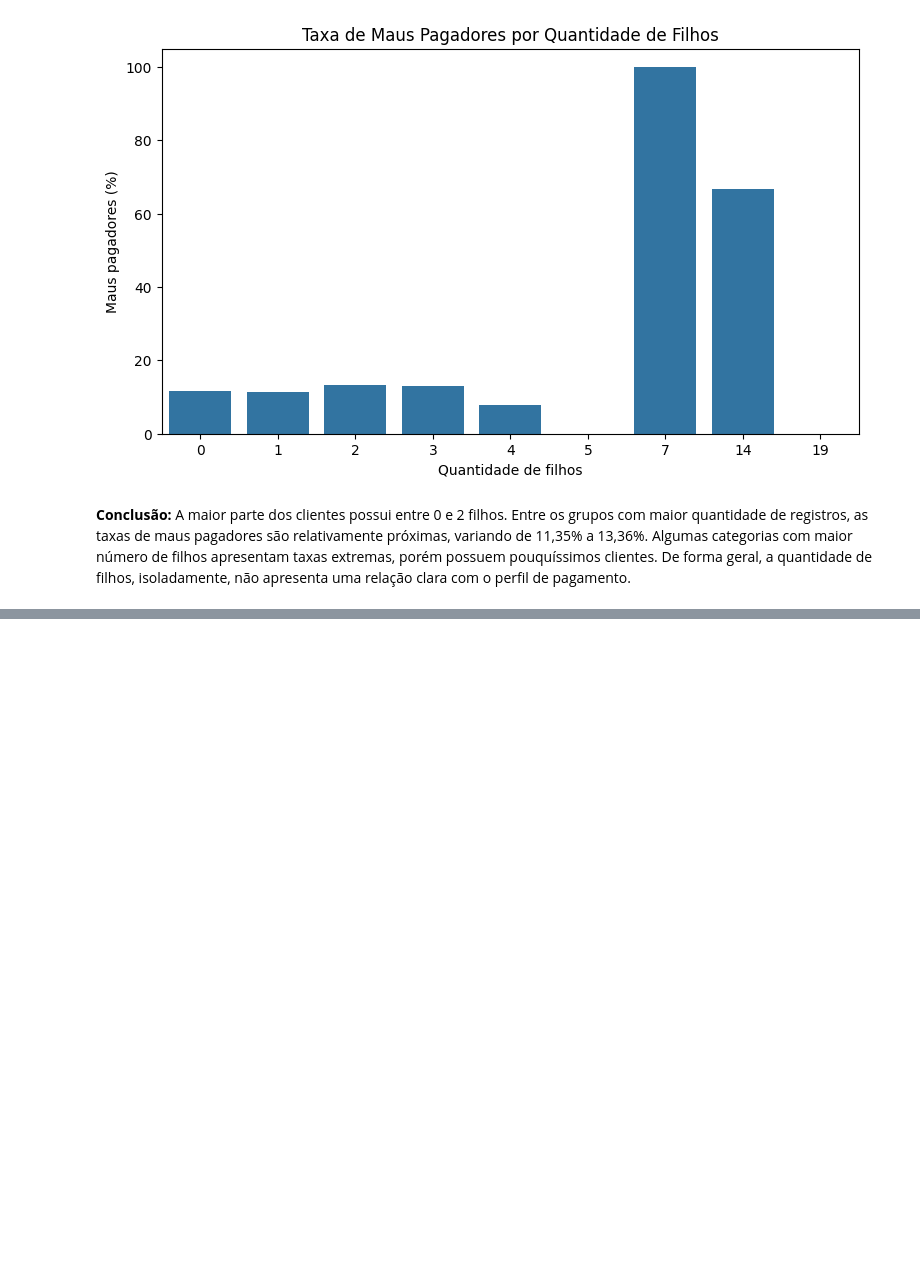
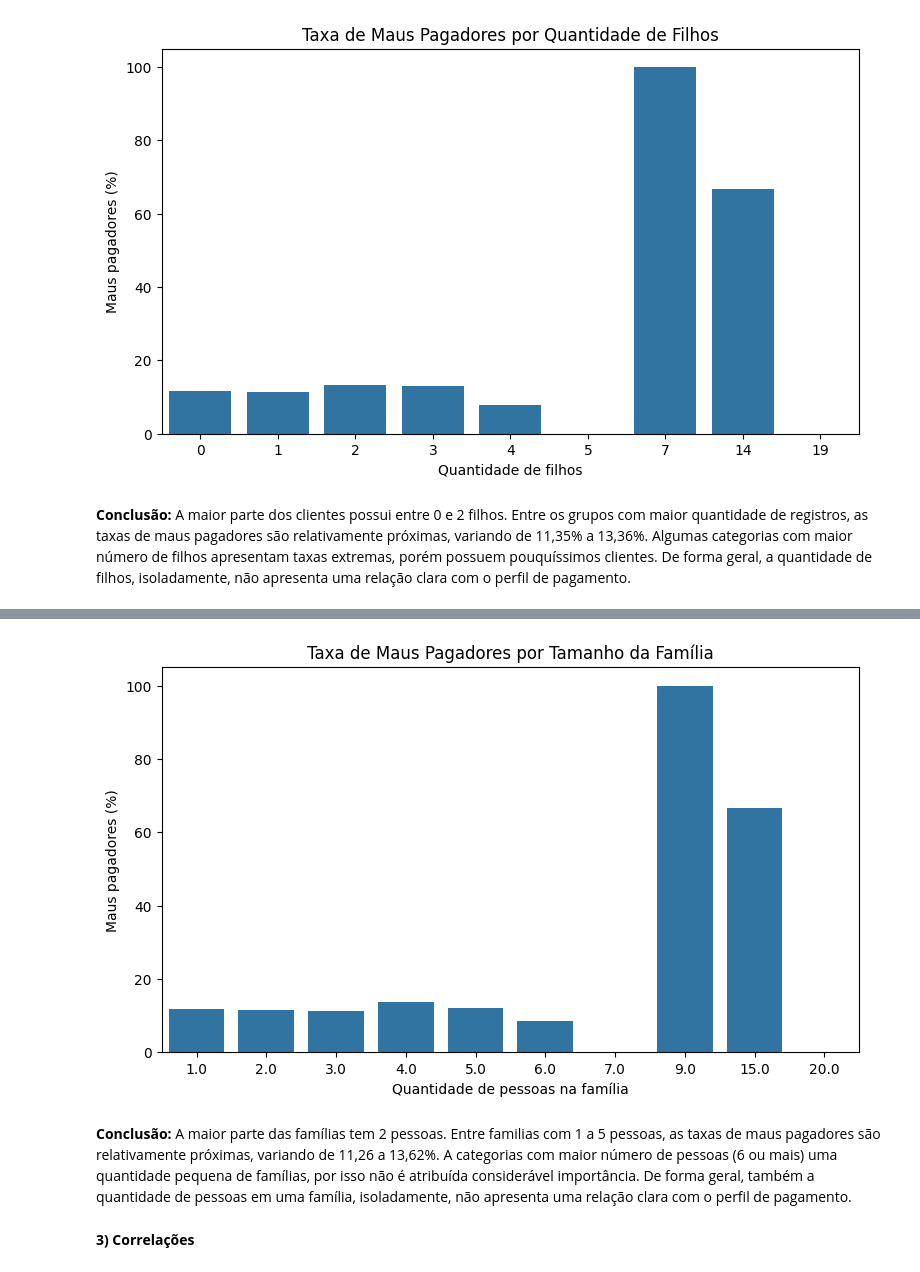
Before and after one commit to marciapaulasv-coder/TechChalenge, a Jupyter notebook: 01_eda.ipynb, the cells around one changed output, grey strips where cells are left out. Cells and saved outputs as stored; diff of their text form; code cells hidden in the pictures; blank space fills up the shorter version.

```diff
--- a/01_eda.ipynb
+++ b/01_eda.ipynb
@@ -554,0 +611,16 @@ plt.show()
+# %%
+plt.figure(figsize=(9, 5))
+
+sns.barplot(x=taxa_familia.index, y=taxa_familia.values)
+
+plt.title('Taxa de Maus Pagadores por Tamanho da Família')
+plt.xlabel('Quantidade de pessoas na família')
+plt.ylabel('Maus pagadores (%)')
+
+plt.show()
+# %% [output]
+[figure, added]
+# %% [markdown]
+**Conclusão:** A maior parte das famílias tem 2 pessoas. Entre familias com 1 a 5 pessoas, as taxas de maus pagadores são relativamente próximas, variando de 11,26 a 13,62%. A categorias com maior número de pessoas (6 ou mais) uma quantidade pequena de famílias, por isso não é atribuída considerável importância. De forma geral, também a quantidade de pessoas em uma família, isoladamente, não apresenta uma relação clara com o perfil de pagamento.
+# %% [markdown]
+**3) Correlações**
```
Also changed, not shown: parts of 20 cells of this notebook.
